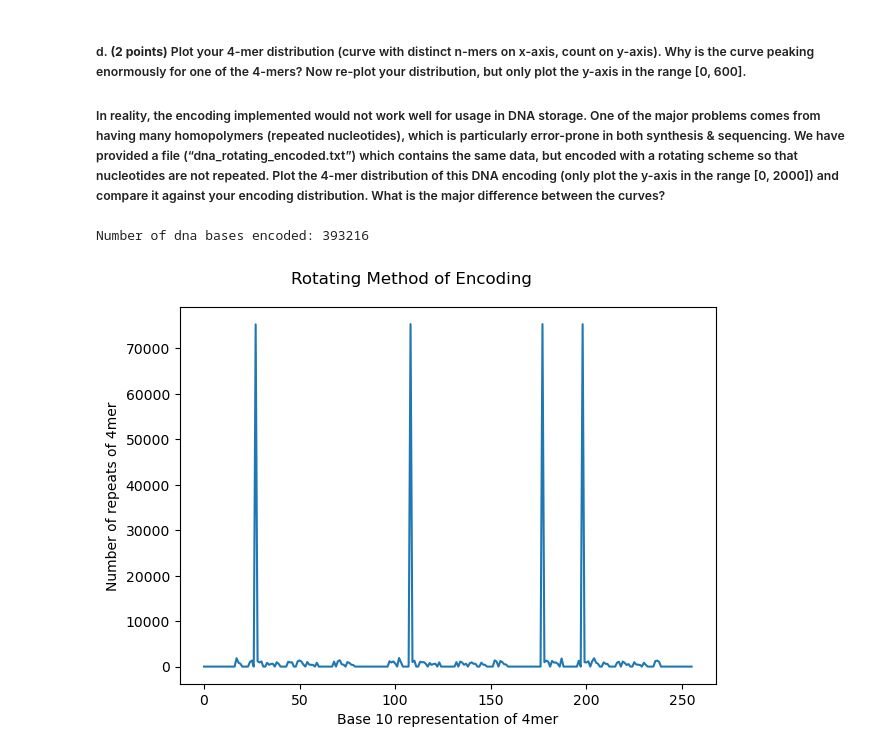
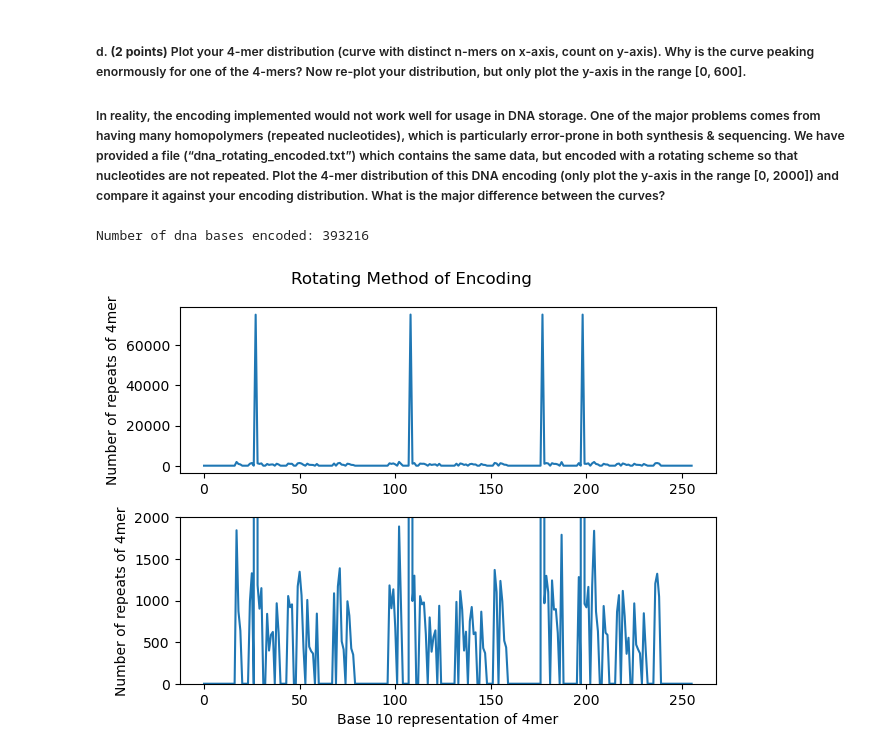
Before and after one commit to istari79/synbio_aut22, a Jupyter notebook: HW1.ipynb, the cells around one changed output. Cells and saved outputs as stored; diff of their text form; code cells hidden in the pictures.

Commit message:
Dual Graphs
There are now dual graphs for 3d as well.

```diff
--- a/HW1.ipynb
+++ b/HW1.ipynb
@@ -456,31 +456,34 @@ AGAG count: 283
 # %%
 #
 # Here we are reading a textfile that contains a more high-tech DNA encoding of the same bit stream.
 #
 f = open('dna_rotating_encoded.txt', 'r')
 dna = f.readline()[:-1]
 f.close()
 
 print('Number of dna bases encoded: ' + str(len(dna)))
 
 mer4_counts = get_4mer_counts(dna)
 
 
 ###
 #
 # Also Problem 3.d
 # Write code using the graph package matplotlib to plot a curve
 # of the above 4-mer distribution (the 4-mers on the x-axis and the corresponding 4-mer counts on the y-axis).
 #
 ###
 
-fig, ax = plt.subplots()
-ax.plot(mer4_counts)
+fig, axs = plt.subplots(nrows=2, ncols=1)
+axs[0].plot(mer4_counts)
 fig.suptitle("Rotating Method of Encoding")
-ax.set_xlabel("Base 10 representation of 4mer")
-ax.set_ylabel("Number of repeats of 4mer")
-# ax.set(ylim=(0,2000))
+axs[0].set_ylabel("Number of repeats of 4mer")
+
+axs[1].plot(mer4_counts)
+axs[1].set_xlabel("Base 10 representation of 4mer")
+axs[1].set(ylim=(0,2000))
+axs[1].set_ylabel("Number of repeats of 4mer")
 fig.tight_layout()
 # %% [output]
 Number of dna bases encoded: 393216
-[figure, old version]
+[figure, new version]
```
Also changed, not shown: parts of 1 cell of this notebook.
